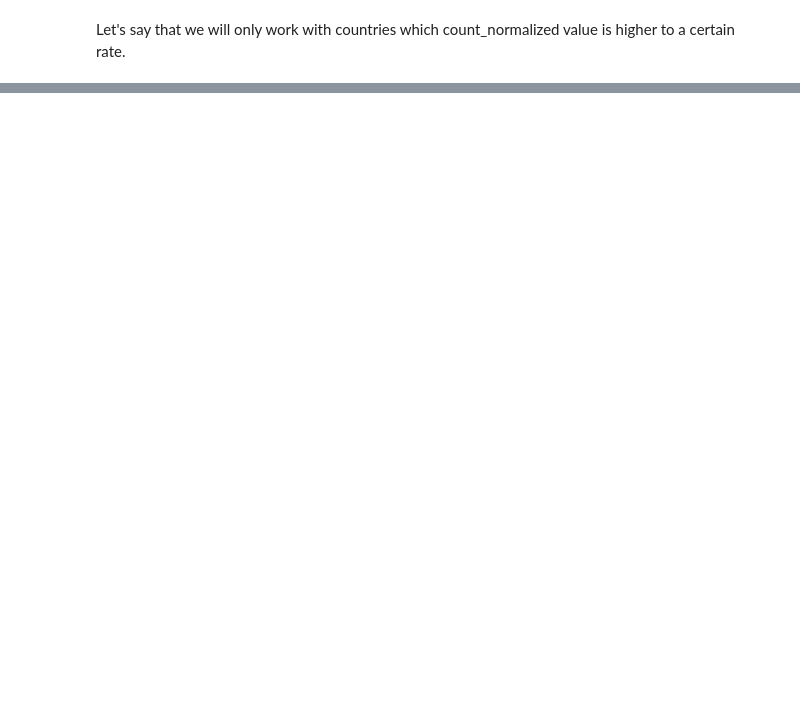
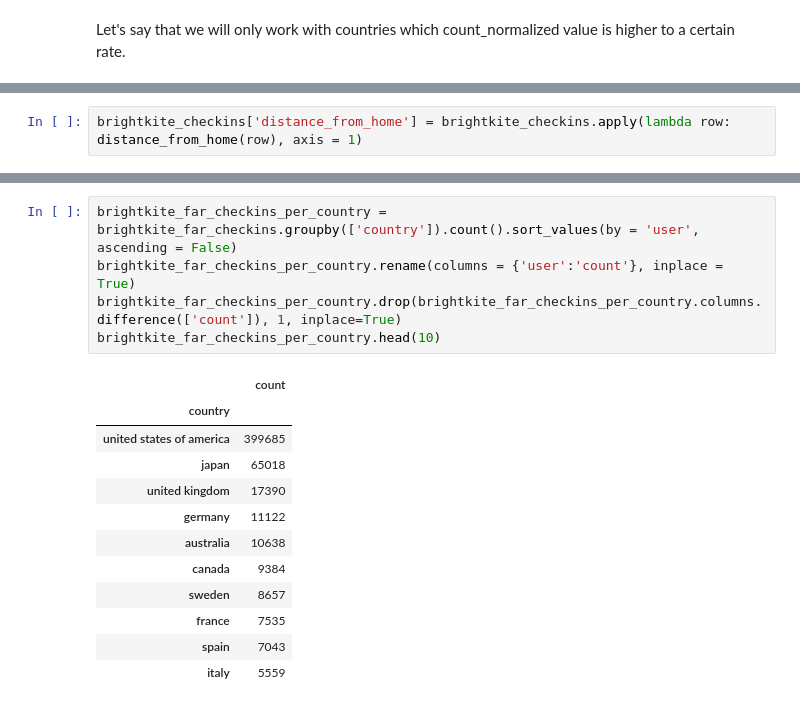
Before and after one commit to epfl-ada/ada-2020-project-milestone-p3-p3_runtime-error, a Jupyter notebook: creative_extension.ipynb, the cells around one changed output, grey strips where cells are left out. Saved outputs shown, nothing was run; the diff lists cells and outputs as text; blank space fills up the shorter version.

```diff
--- a/creative_extension.ipynb
+++ b/creative_extension.ipynb
@@ -185,0 +220,2 @@ countries.head(5)
+# %%
+brightkite_checkins['distance_from_home'] = brightkite_checkins.apply(lambda row: distance_from_home(row), axis = 1)
@@ -185,0 +252,18 @@ countries.head(5)
+# %%
+brightkite_far_checkins_per_country = brightkite_far_checkins.groupby(['country']).count().sort_values(by = 'user', ascending = False)
+brightkite_far_checkins_per_country.rename(columns = {'user':'count'}, inplace = True)
+brightkite_far_checkins_per_country.drop(brightkite_far_checkins_per_country.columns.difference(['count']), 1, inplace=True)
+brightkite_far_checkins_per_country.head(10)
+# %% [output]
+|  | count |
+| country |  |
+| united states of america | 399685 |
+| japan | 65018 |
+| united kingdom | 17390 |
+| germany | 11122 |
+| australia | 10638 |
+| canada | 9384 |
+| sweden | 8657 |
+| france | 7535 |
+| spain | 7043 |
+| italy | 5559 |
```
Also changed, not shown: parts of 18 cells of this notebook.
